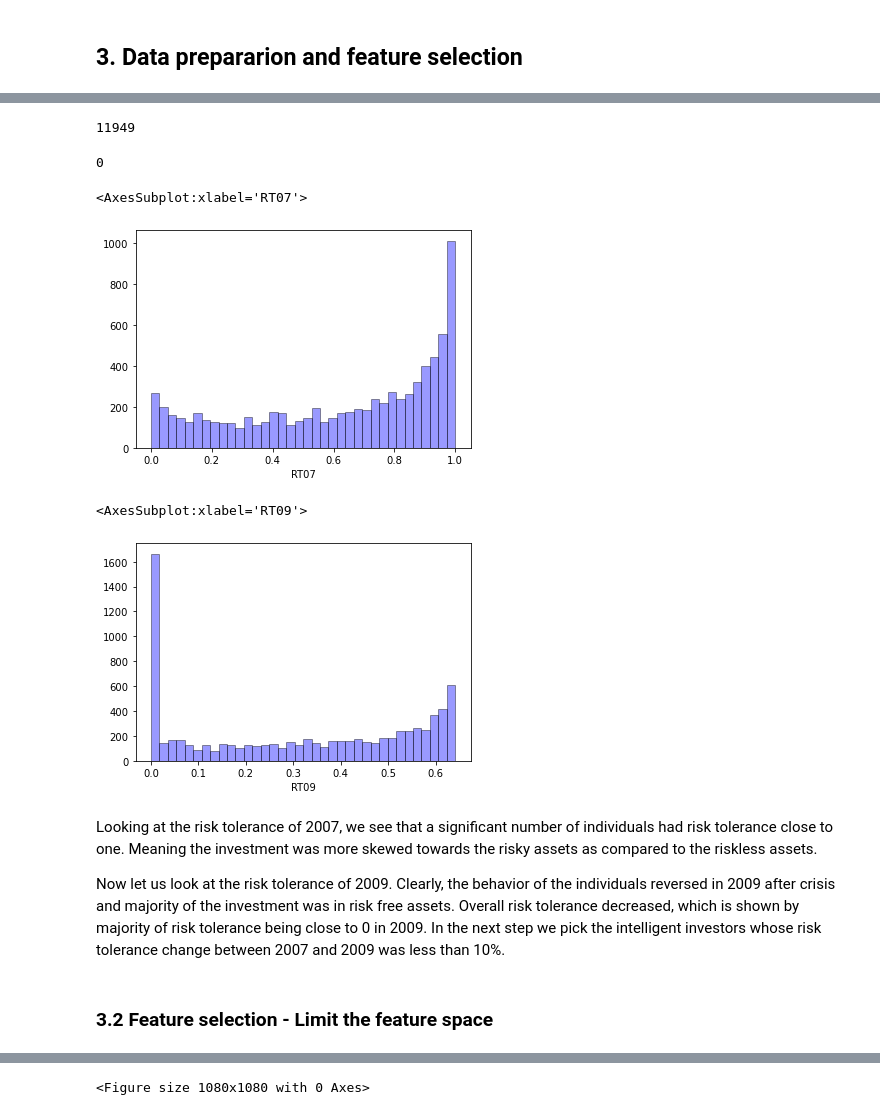
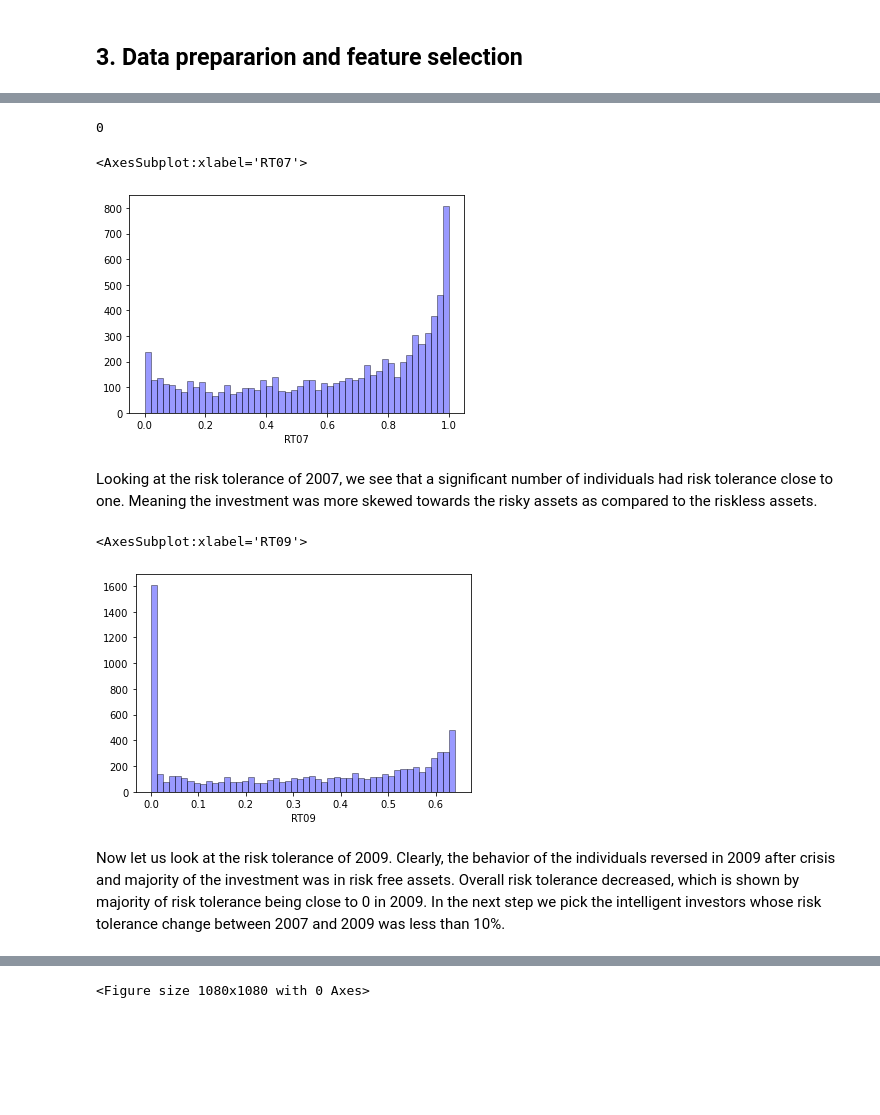
Before and after one commit to y30308/ML_Fin, a Jupyter notebook: ch5_3_InvestorRistToleranceAndRoboAdvisor.ipynb, the cells around one changed output, grey strips where cells are left out. Saved outputs shown, nothing was run; the diff lists cells and outputs as text; code cells hidden in the pictures; blank space fills up the shorter version.

```diff
--- a/ch5_3_InvestorRistToleranceAndRoboAdvisor.ipynb
+++ b/ch5_3_InvestorRistToleranceAndRoboAdvisor.ipynb
@@ -124,9 +105,4 @@ dataset.head()
 dataset2['PercentageChange'] = np.abs(dataset2['RT09']/dataset2['RT07'] - 1)
-# %%
-#dataset2.isnull().values.any()
-dataset2.isnull().sum().sum()
-# %% [output]
-11949
 # %%
 dataset2 = dataset2.dropna(axis=0)
 dataset2 = dataset2[~dataset2.isin([np.nan, np.inf, -np.inf]).any(1)]
@@ -135,19 +111,19 @@ dataset2.isnull().sum().sum()
 # %% [output]
 0
 # %%
-sns.distplot(dataset2['RT07'], hist=True, kde=False, bins=int(180/5), color='blue', hist_kws={'edgecolor':'black'})
+sns.distplot(dataset2['RT07'], hist=True, kde=False, bins=50, color='blue', hist_kws={'edgecolor':'black'})
 # %% [output]
 <AxesSubplot:xlabel='RT07'>
-[figure, old version]
+[figure, new version]
+# %% [markdown]
+Looking at the risk tolerance of 2007, we see that a significant number of individuals had risk tolerance close to one.
+Meaning the investment was more skewed towards the risky assets as compared to the riskless assets.
 # %%
-sns.distplot(dataset2['RT09'], hist=True, kde=False, bins=int(180/5), color='blue', hist_kws={'edgecolor':'black'})
+sns.distplot(dataset2['RT09'], hist=True, kde=False, bins=50, color='blue', hist_kws={'edgecolor':'black'})
 # %% [output]
 <AxesSubplot:xlabel='RT09'>
-[figure, old version]
+[figure, new version]
 # %% [markdown]
-Looking at the risk tolerance of 2007, we see that a significant number of individuals had risk tolerance close to one.
-Meaning the investment was more skewed towards the risky assets as compared to the riskless assets.
-
 Now let us look at the risk tolerance of 2009.
 Clearly, the behavior of the individuals reversed in 2009 after crisis and majority of the investment was in risk free assets.
 Overall risk tolerance decreased, which is shown by majority of risk tolerance being close to 0 in 2009.
@@ -160,6 +136,4 @@ dataset3['TrueRiskTolerance'] = (dataset3['RT07'] + dataset3['RT09']) / 2
 # %%
 dataset3.drop(labels=['RT07', 'RT09'], axis=1, inplace=True)
 dataset3.drop(labels=['PercentageChange'], axis=1, inplace=True)
-# %% [markdown]
-### 3.2 Feature selection - Limit the feature space
 # %% [markdown]
```
Also changed, not shown: parts of 28 cells of this notebook, 1 other file.
